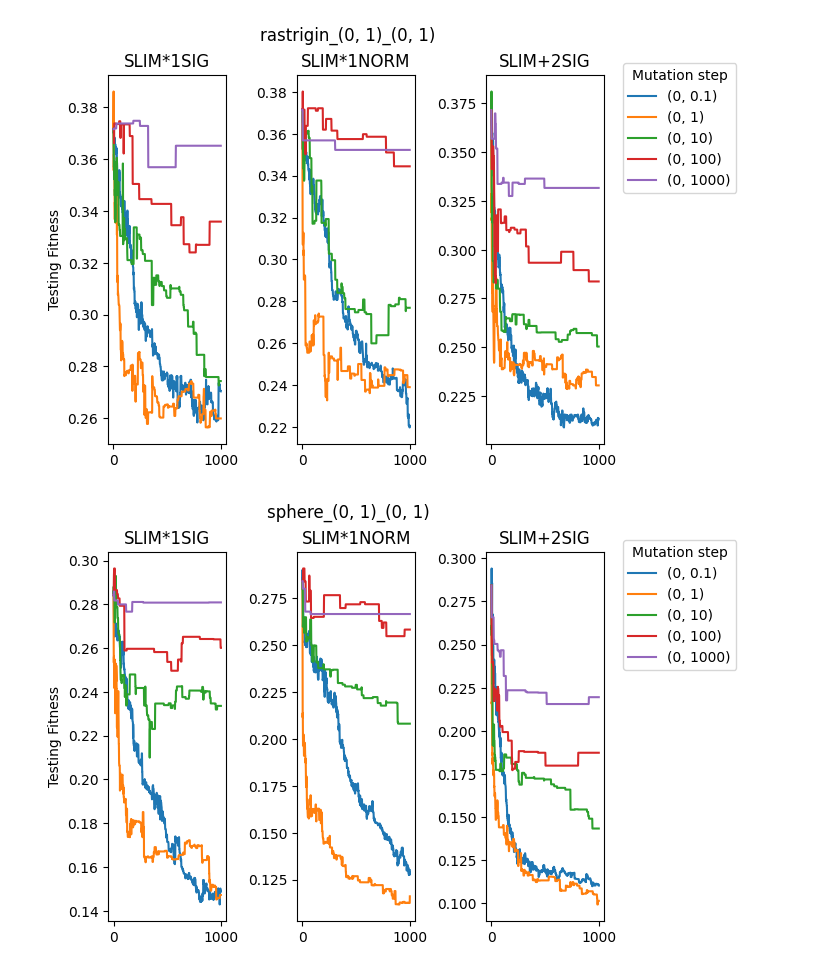
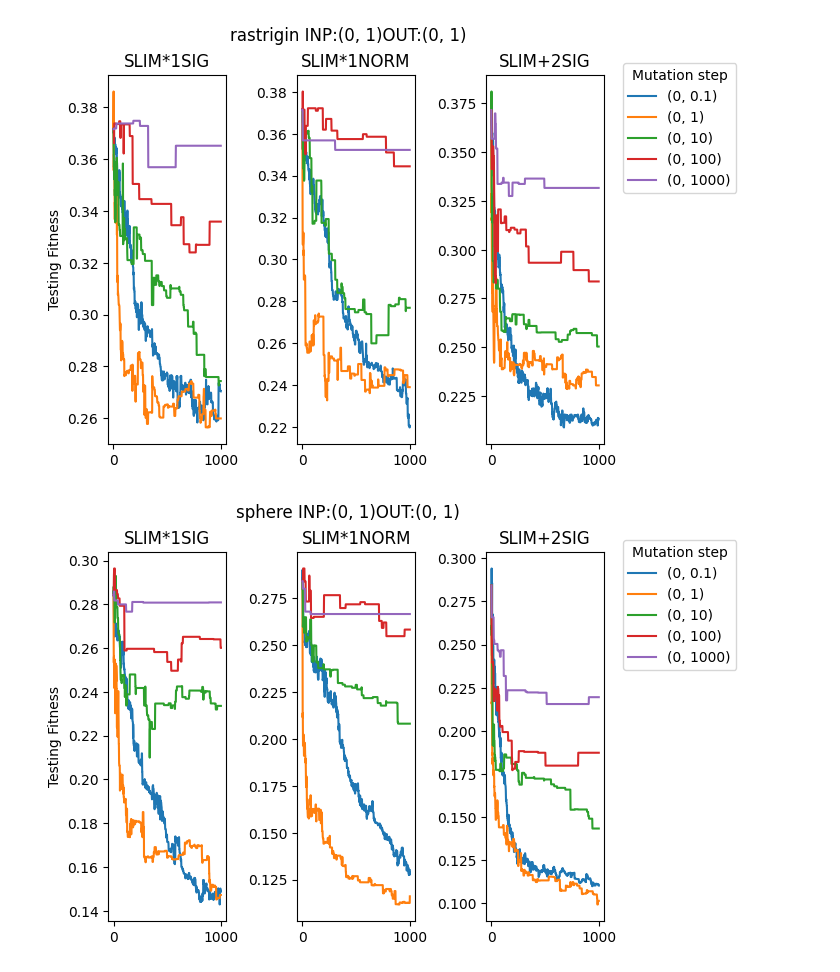
Before and after one commit to Rizzolioli/SlimShady, a Jupyter notebook: utils/Mutation Step Analysis.ipynb, the cells around one changed output. Cells and saved outputs as stored; diff of their text form; code cells hidden in the pictures.

```diff
--- a/utils/Mutation Step Analysis.ipynb
+++ b/utils/Mutation Step Analysis.ipynb
@@ -40,9 +45,9 @@ data.head()
 # %%
 algorithms = ['SLIM*1SIG', 'SLIM*1NORM', 'SLIM+2SIG']
 # %%
-for dataset in data['dataset'].unique():
-    for out in ['(0, 1)']:
-        for inp in ['(0, 1)']:
+for out in data['output_scale'].unique():
+    for inp in data['input_scale'].unique():
+        for dataset in data['dataset'].unique():
 
             grouped = data.query("dataset == @dataset and output_scale == @out and input_scale == @inp") \
             [['generation', 'training_fitness', 'test_fitness', 'elite_size', 'algo']].groupby(['generation', 'algo']).median()
@@ -55,7 +60,7 @@ for dataset in data['dataset'].unique():
 #             pl.plot(grouped.index, grouped['training_fitness'], label = algo)
 #             ax1.set_ylabel('Training Fitness')
 #             ax1.set_title(data)
-            if not grouped.values.shape[0] == 0:
+            if not grouped.values.shape[0] == 0 and out == inp:
 
                 grouped.reset_index(inplace = True)
 
@@ -64,35 +69,35 @@ for dataset in data['dataset'].unique():
                 gs.update( wspace=0.6, hspace =  0.5)
                 pl.figure()
 
-                plt.suptitle(dataset + '_' + out + '_' + inp)
+                plt.suptitle(dataset + ' INP:' + str(inp) + ' OUT:' + str(out))
 
                 for algo_ in list(filter(lambda x: algorithms[0] in x, grouped.algo.unique())):
                     ax1 = pl.subplot(gs[0, 0])
                     pl.plot(range(max(grouped.generation+1)), grouped.query("algo == @algo_")['test_fitness'], label = algo_.split('_')[-1])
                     ax1.set_ylabel('Testing Fitness')
                     ax1.set_title(algorithms[0])
 
                 for algo_ in list(filter(lambda x: algorithms[1] in x, grouped.algo.unique())):
                     ax2 = pl.subplot(gs[0, 1])
                     pl.plot(range(max(grouped.generation+1)), grouped.query("algo == @algo_")['test_fitness'], label = algo_.split('_')[-1])
 #                     ax2.set_ylabel('Testing Fitness')
                     ax2.set_title(algorithms[1])
 
                 for algo_ in list(filter(lambda x: algorithms[2] in x, grouped.algo.unique())):
                     ax3 = pl.subplot(gs[0, 2])
                     pl.plot(range(max(grouped.generation+1)), grouped.query("algo == @algo_")['test_fitness'], label = algo_.split('_')[-1])
 #                     ax3.set_ylabel('Testing Fitness')
                     ax3.set_title(algorithms[2])
                     ax3.legend(bbox_to_anchor=(1.1, 1.05), title = 'Mutation step')
 
                 plt.show()
 
 
 #             ax3 = pl.subplot(gs[0, 2])
 #             pl.plot(grouped.index, grouped['elite_size'], label = algo)
 #             ax3.set_ylim(0, 3000)
 #             ax3.set_ylabel('Elite size')
 #             ax3.legend(bbox_to_anchor=(1.1, 1.05))
 # %% [output]
-[figure, old version]
+[figure, new version]
-[figure, old version]
+[figure, new version]
```
Also changed, not shown: parts of 4 cells of this notebook, 1 other file.
